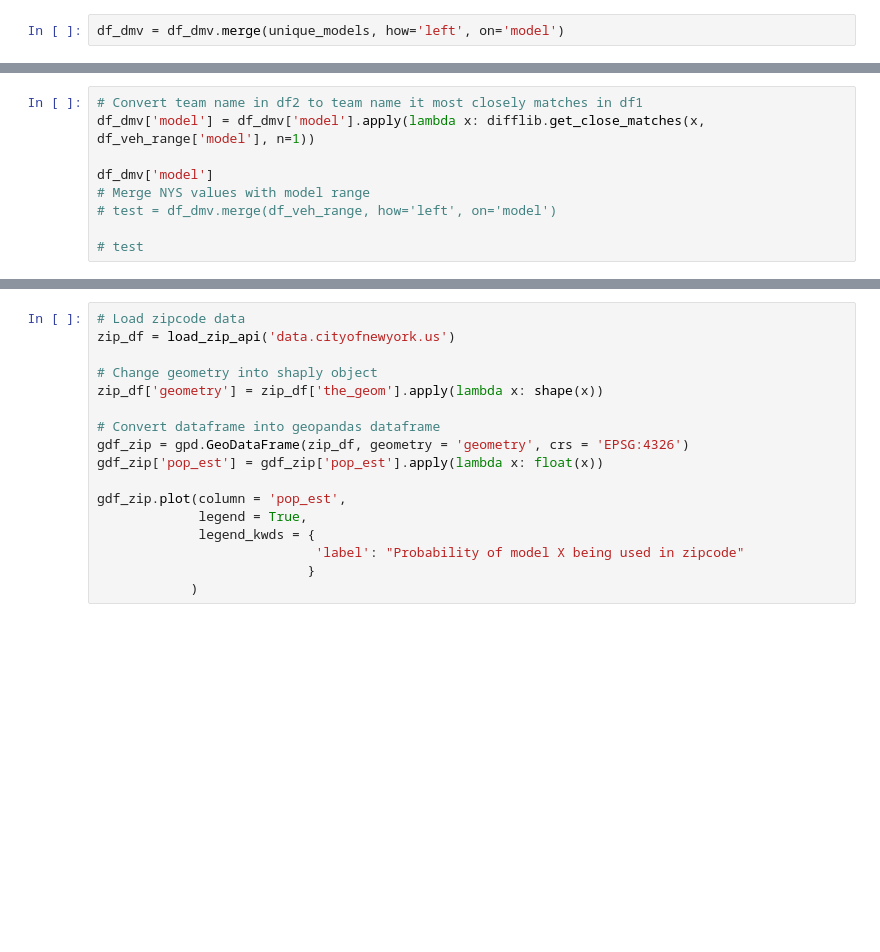
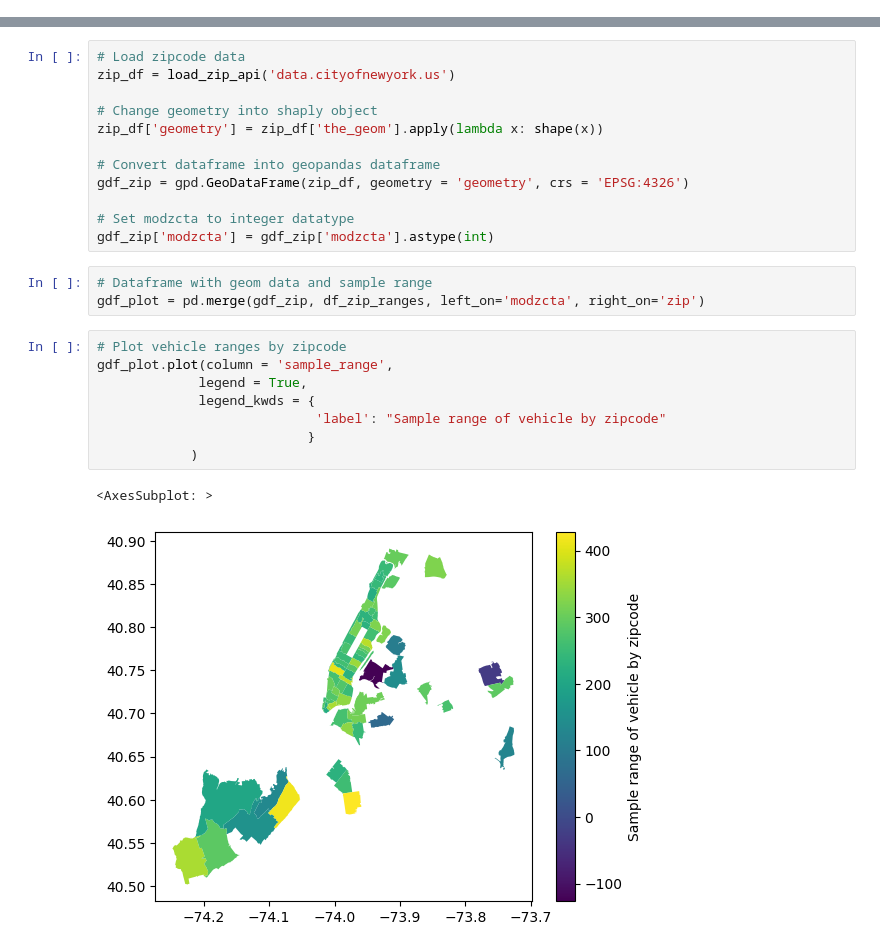
Before and after one commit to ct-spec-res/ev-load-forecast-nyc, a Jupyter notebook: src/vehicle-characteristics/nys-dmv.ipynb, the cells around one changed output, grey strips where cells are left out. Drawn from its saved outputs; the diff is of its cells as text; blank space fills up the shorter version.

```diff
--- a/src/vehicle-characteristics/nys-dmv.ipynb
+++ b/src/vehicle-characteristics/nys-dmv.ipynb
@@ -214,2 +153,0 @@ unique_models = pd.concat([unique_models,
-# %%
-df_dmv = df_dmv.merge(unique_models, how='left', on='model')
@@ -308,9 +153,0 @@ save_df = df_dmv
-# %%
-# Convert team name in df2 to team name it most closely matches in df1
-df_dmv['model'] = df_dmv['model'].apply(lambda x: difflib.get_close_matches(x, df_veh_range['model'], n=1))
-
-df_dmv['model']
-# Merge NYS values with model range
-# test = df_dmv.merge(df_veh_range, how='left', on='model')
-
-# test
@@ -323,11 +186,20 @@ zip_df['geometry'] = zip_df['the_geom'].apply(lambda x: shape(x))
 
 # Convert dataframe into geopandas dataframe
 gdf_zip = gpd.GeoDataFrame(zip_df, geometry = 'geometry', crs = 'EPSG:4326')
-gdf_zip['pop_est'] = gdf_zip['pop_est'].apply(lambda x: float(x))
 
-gdf_zip.plot(column = 'pop_est',
-             legend = True,
-             legend_kwds = {
-                            'label': "Probability of model X being used in zipcode"
-                           }
-            )
+# Set modzcta to integer datatype
+gdf_zip['modzcta'] = gdf_zip['modzcta'].astype(int)
+# %%
+# Dataframe with geom data and sample range
+gdf_plot = pd.merge(gdf_zip, df_zip_ranges, left_on='modzcta', right_on='zip')
+# %%
+# Plot vehicle ranges by zipcode
+gdf_plot.plot(column = 'sample_range',
+             legend = True,
+             legend_kwds = {
+                            'label': "Sample range of vehicle by zipcode"
+                           }
+            )
+# %% [output]
+<AxesSubplot: >
+[figure, added]
```
Also changed, not shown: parts of 24 cells of this notebook, 1 other file.
